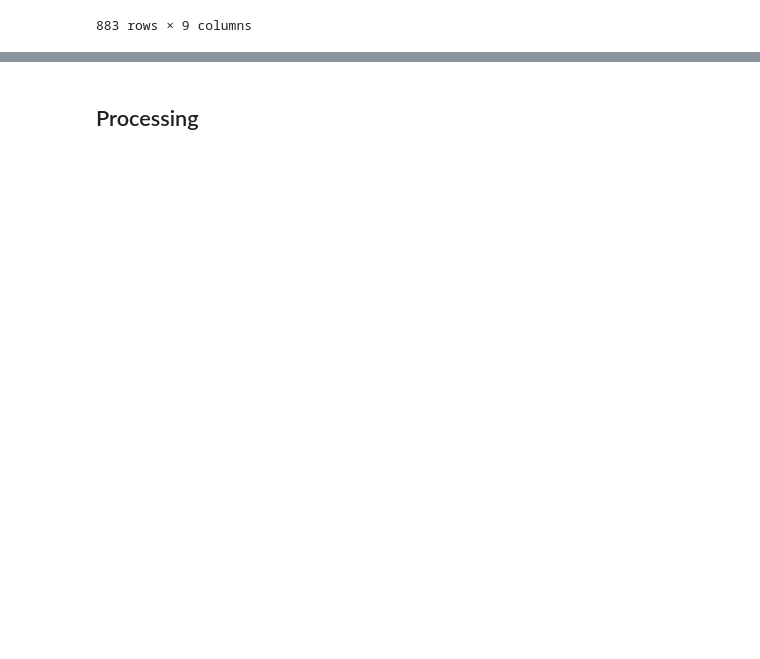
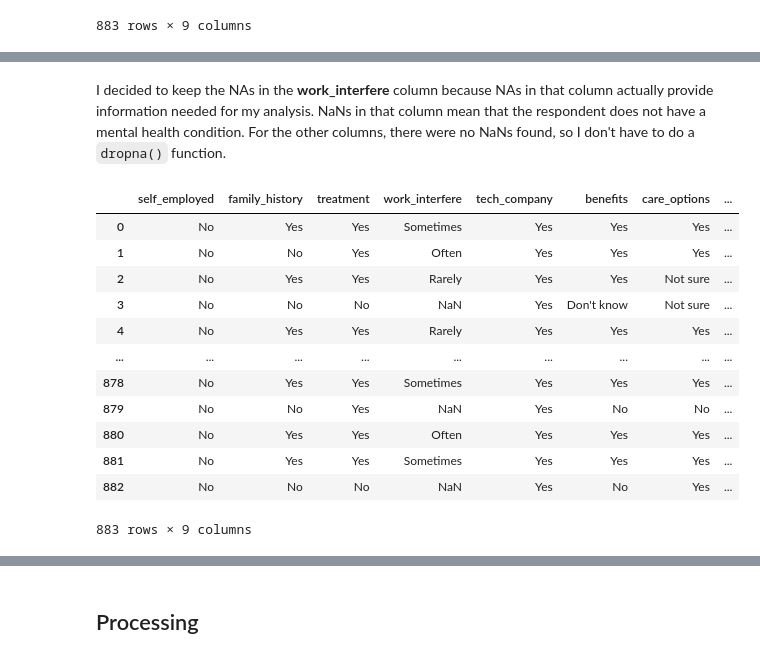
Before and after one commit to cltomiyama/MentalHealthSurvey_analysis, a Jupyter notebook: analysis/gale/analysispipeline_methodchain.ipynb, the cells around one changed output, grey strips where cells are left out. Saved outputs shown, nothing was run; the diff lists cells and outputs as text; code cells hidden in the pictures; blank space fills up the shorter version.

```diff
--- a/analysis/gale/analysispipeline_methodchain.ipynb
+++ b/analysis/gale/analysispipeline_methodchain.ipynb
@@ -110,0 +110,19 @@ mh_cleaned
+# %% [markdown]
+I decided to keep the NAs in the **work_interfere** column because NAs in that column actually provide information needed for my analysis. NaNs in that column mean that the respondent does not have a mental health condition. For the other columns, there were no NaNs found, so I don't have to do a `dropna()` function.
+# %%
+mh_cleaned = mh_cleaned.reset_index().drop(['index'], axis=1)
+mh_cleaned
+# %% [output]
+|  | self_employed | family_history | treatment | work_interfere | tech_company | benefits | care_options | ... |
+| 0 | No | Yes | Yes | Sometimes | Yes | Yes | Yes | ... |
+| 1 | No | No | Yes | Often | Yes | Yes | Yes | ... |
+| 2 | No | Yes | Yes | Rarely | Yes | Yes | Not sure | ... |
+| 3 | No | No | No | NaN | Yes | Don't know | Not sure | ... |
+| 4 | No | Yes | Yes | Rarely | Yes | Yes | Yes | ... |
+| ... | ... | ... | ... | ... | ... | ... | ... | ... |
+| 878 | No | Yes | Yes | Sometimes | Yes | Yes | Yes | ... |
+| 879 | No | No | Yes | NaN | Yes | No | No | ... |
+| 880 | No | Yes | Yes | Often | Yes | Yes | Yes | ... |
+| 881 | No | Yes | Yes | Sometimes | Yes | Yes | Yes | ... |
+| 882 | No | No | No | NaN | Yes | No | Yes | ... |
+883 rows × 9 columns
```
Also changed, not shown: parts of 12 cells of this notebook, 1 other file.
